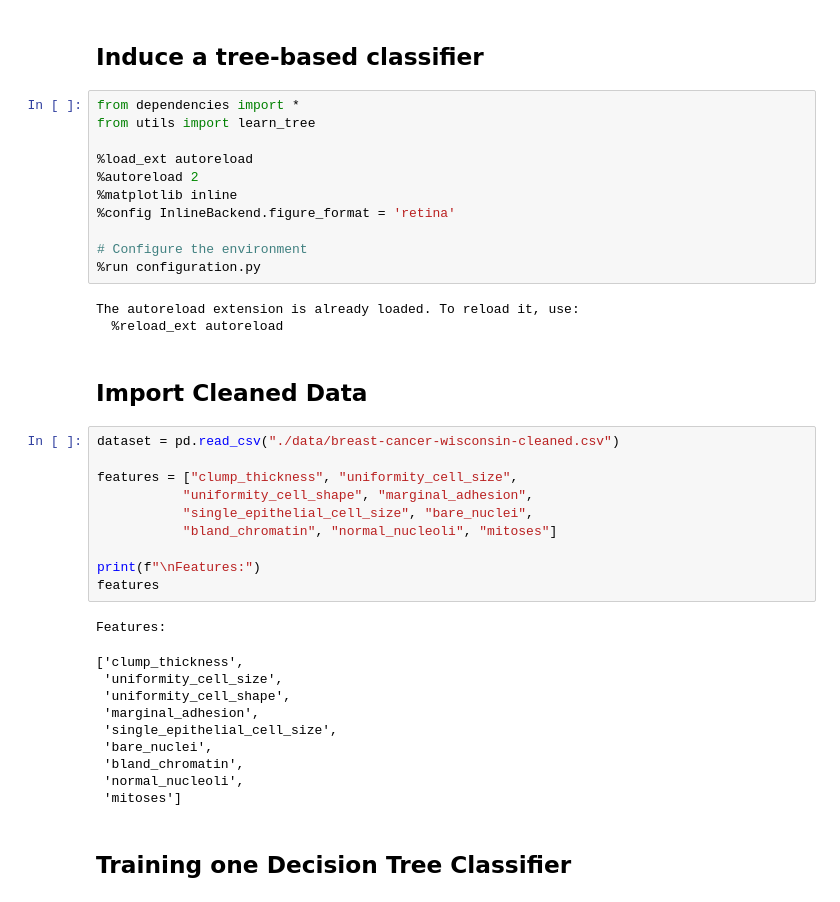
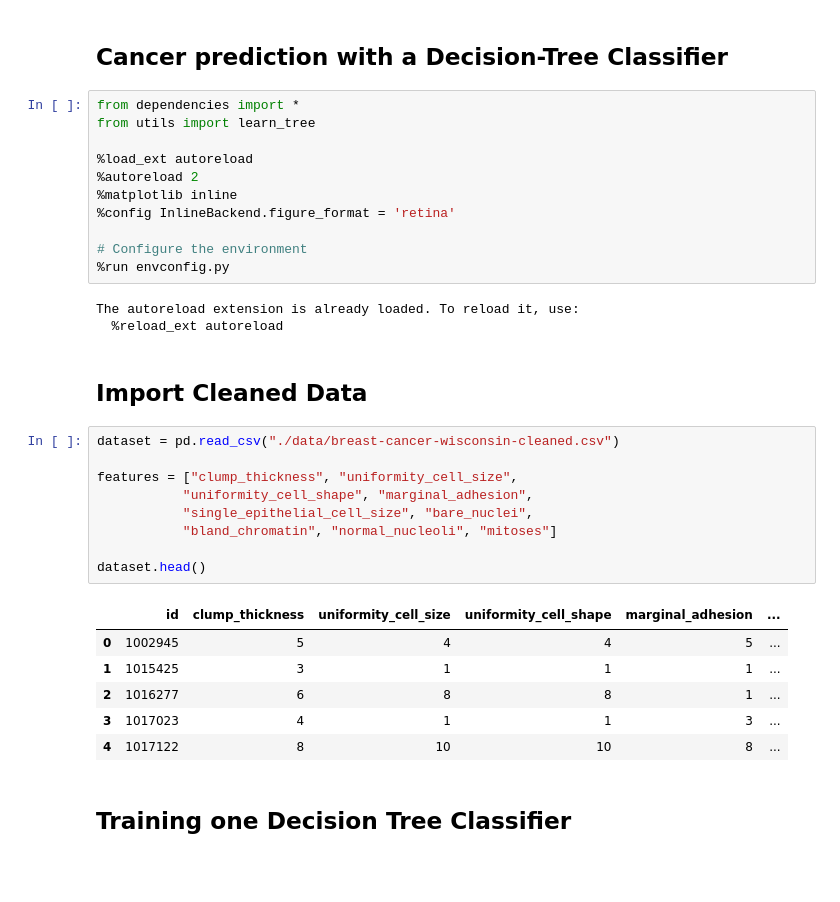
Before and after one commit to LorisMarini/cancer_wisconsin, a Jupyter notebook: decision-trees-1.ipynb, the cells around one changed output. Saved outputs shown, nothing was run; the diff lists cells and outputs as text; blank space fills up the shorter version.

```diff
--- a/decision-trees-1.ipynb
+++ b/decision-trees-1.ipynb
@@ -1,5 +1,5 @@
-# %% [markdown]
-## Induce a tree-based classifier
+# %% [markdown]
+## Cancer prediction with a Decision-Tree Classifier
 # %%
 from dependencies import *
 from utils import learn_tree
@@ -10,7 +10,7 @@ from utils import learn_tree
 %config InlineBackend.figure_format = 'retina'
 
 # Configure the environment
-%run configuration.py
+%run envconfig.py
 # %% [output]
 The autoreload extension is already loaded. To reload it, use:
   %reload_ext autoreload
@@ -19,24 +19,19 @@ The autoreload extension is already loaded. To reload it, use:
 # %%
 dataset = pd.read_csv("./data/breast-cancer-wisconsin-cleaned.csv")
 
 features = ["clump_thickness", "uniformity_cell_size",
            "uniformity_cell_shape", "marginal_adhesion",
            "single_epithelial_cell_size", "bare_nuclei",
            "bland_chromatin", "normal_nucleoli", "mitoses"]
 
-print(f"\nFeatures:")
-features
+dataset.head()
 # %% [output]
-Features:
-['clump_thickness',
- 'uniformity_cell_size',
- 'uniformity_cell_shape',
- 'marginal_adhesion',
- 'single_epithelial_cell_size',
- 'bare_nuclei',
- 'bland_chromatin',
- 'normal_nucleoli',
- 'mitoses']
+|  | id | clump_thickness | uniformity_cell_size | uniformity_cell_shape | marginal_adhesion | ... |
+| 0 | 1002945 | 5 | 4 | 4 | 5 | ... |
+| 1 | 1015425 | 3 | 1 | 1 | 1 | ... |
+| 2 | 1016277 | 6 | 8 | 8 | 1 | ... |
+| 3 | 1017023 | 4 | 1 | 1 | 3 | ... |
+| 4 | 1017122 | 8 | 10 | 10 | 8 | ... |
 # %% [markdown]
 ## Training one Decision Tree Classifier
 # %%
```
Also changed, not shown: parts of 10 cells of this notebook, 5 other files.
